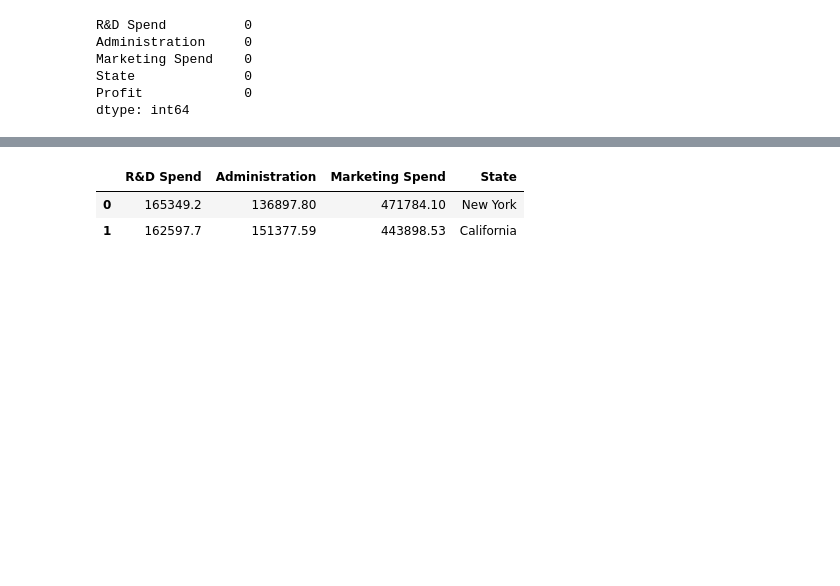
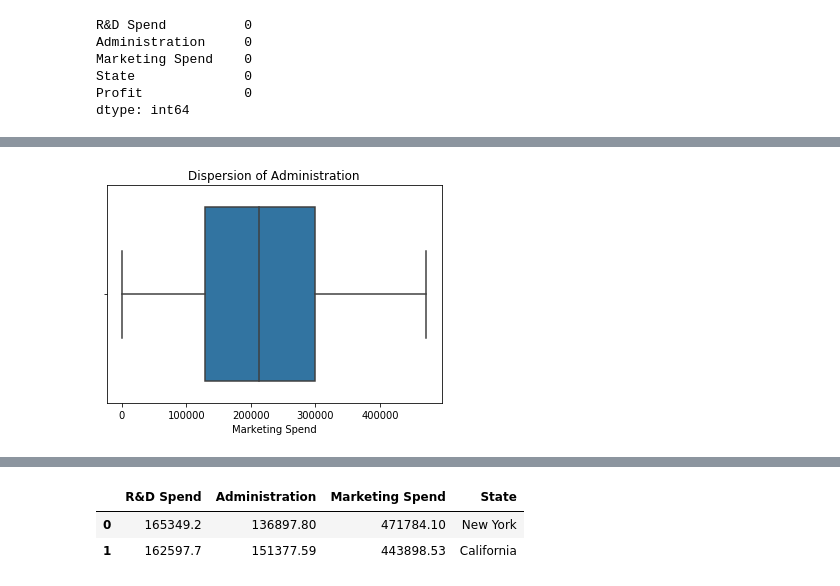
Before and after one commit to RupaBaskar/Multiple-Regressions-Projects, a Jupyter notebook: Profit prediction for startups.ipynb, the cells around one changed output, grey strips where cells are left out. Cells and saved outputs as stored; diff of their text form; code cells hidden in the pictures; blank space fills up the shorter version.

```diff
--- a/Profit prediction for startups.ipynb
+++ b/Profit prediction for startups.ipynb
@@ -33,0 +52,6 @@ dtype: int64
+# %%
+ax = sns.boxplot(data['Marketing Spend'])
+ax.set_title("Dispersion of Administration")
+plt.show(ax)
+# %% [output]
+[figure, added]
```
Also changed, not shown: parts of 10 cells of this notebook.
